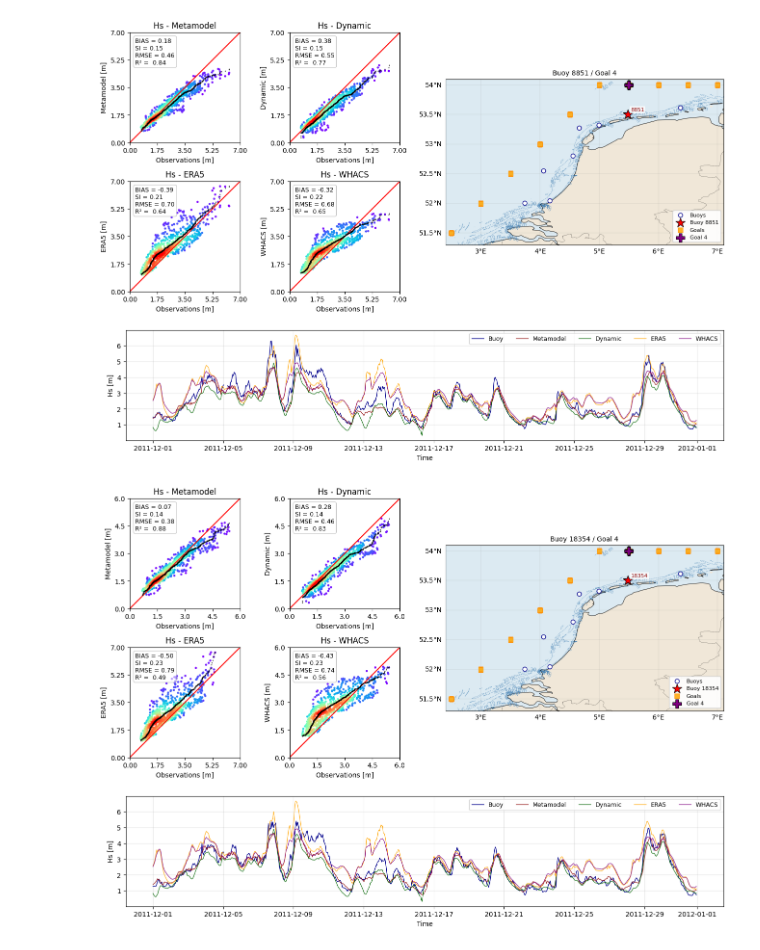
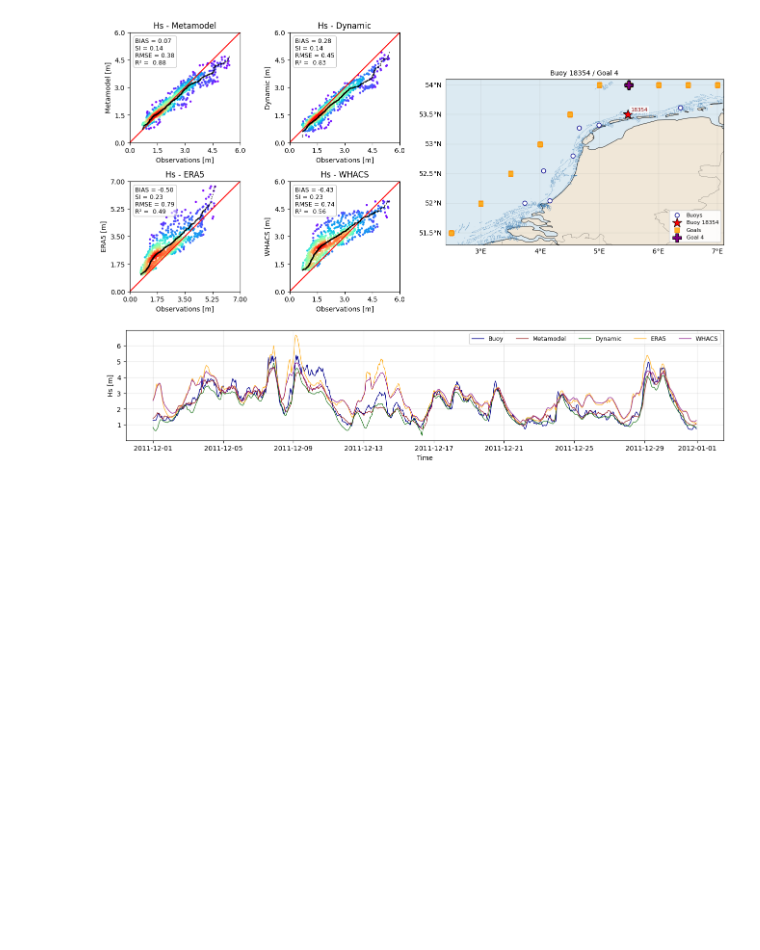
Before and after one commit to GeoOcean/HyGloW, a Jupyter notebook: Netherlands/04_Validate_Metamodel.ipynb, the cells around one changed output. Cells and saved outputs as stored; diff of their text form; code cells hidden in the pictures; blank space fills up the shorter version.

```diff
--- a/Netherlands/04_Validate_Metamodel.ipynb
+++ b/Netherlands/04_Validate_Metamodel.ipynb
@@ -11,7 +11,7 @@ observation_data = (
     .mean()
 )
 metamodel_data = (
-    xr.open_dataset("outputs/201112_500_spectra.nc")
+    xr.open_dataset("outputs/201112_500_spectra_WHACS.nc")
     .sel(time=slice(time[0], time[1]))["__xarray_dataarray_variable__"]
     .spec.stats(["hs", "tm01", "dm"])
 )
@@ -56,22 +36,21 @@ Data variables:
 # %%
 from utils.validation import validate_all_models
 
 for i_buoy, (buoy, closest_goal) in enumerate(
-    zip(observation_data.buoy, observation_data.closest_goal)
+    zip(observation_data.buoy[1:2], observation_data.closest_goal[1:2])
 ):
     validate_all_models(
         observation_data.sel(buoy=buoy),
         metamodel_data.isel(site=i_buoy),
         dynamic_data.isel(stations=i_buoy),
         era5_data.sel(goal=closest_goal),
         whacs_data.sel(goal=closest_goal),
         buoys=buoys_coords,
         goals=goals_coords,
         # extra_points=[
         #     {"df": codec_coords, "label": "CODEC", "color": "green", "marker": "D"},
         # ],
         bathymetry_path=BATHY_PATH,
     )
 # %% [output]
-[figure, old version]
+[figure, new version]
-[figure, removed]
```
Also changed, not shown: parts of 3 cells of this notebook, 1 other file.
